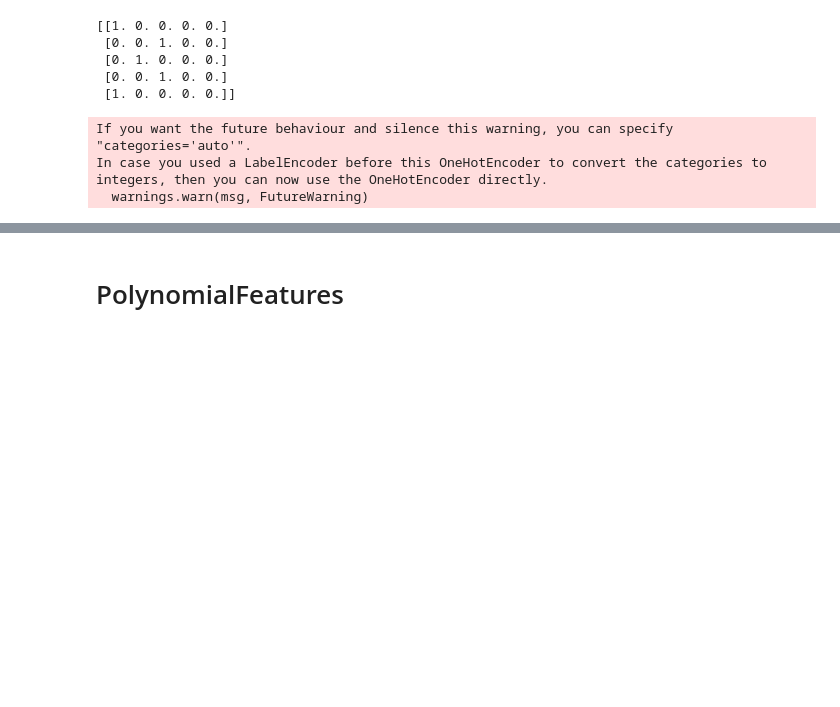
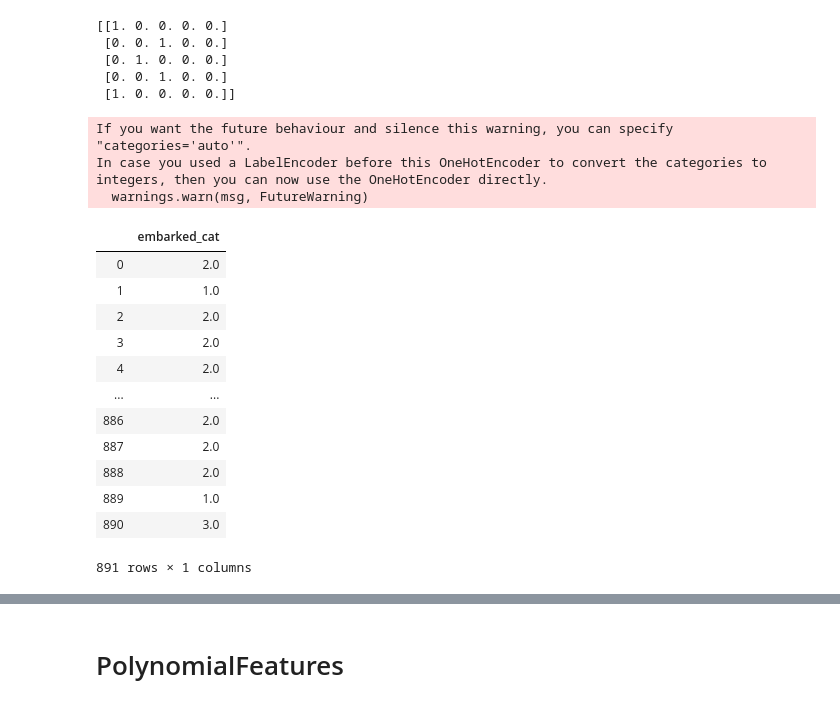
Before and after one commit to letztek/AI-introduction, a Jupyter notebook: 02_PreProcessing/practice.ipynb, the cells around one changed output, grey strips where cells are left out. Cells and saved outputs as stored; diff of their text form; code cells hidden in the pictures; blank space fills up the shorter version.

```diff
--- a/02_PreProcessing/practice.ipynb
+++ b/02_PreProcessing/practice.ipynb
@@ -1316,6 +1389,22 @@ print(title_cat_onehot[:5])
 If you want the future behaviour and silence this warning, you can specify "categories='auto'".
 In case you used a LabelEncoder before this OneHotEncoder to convert the categories to integers, then you can now use the OneHotEncoder directly.
   warnings.warn(msg, FutureWarning)
+# %%
+df[['embarked_cat']]
+# %% [output]
+|  | embarked_cat |
+| 0 | 2.0 |
+| 1 | 1.0 |
+| 2 | 2.0 |
+| 3 | 2.0 |
+| 4 | 2.0 |
+| ... | ... |
+| 886 | 2.0 |
+| 887 | 2.0 |
+| 888 | 2.0 |
+| 889 | 1.0 |
+| 890 | 3.0 |
+891 rows × 1 columns
 # %%
 enc = preprocessing.OneHotEncoder()
 # 請使用enc.fit_transform兩個步驟，onehot encode embarked_cat
```
Also changed, not shown: parts of 43 cells of this notebook.
